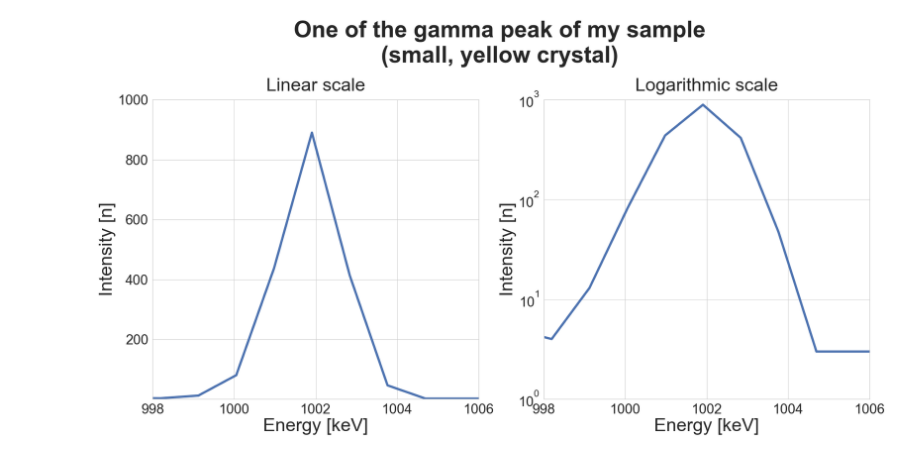
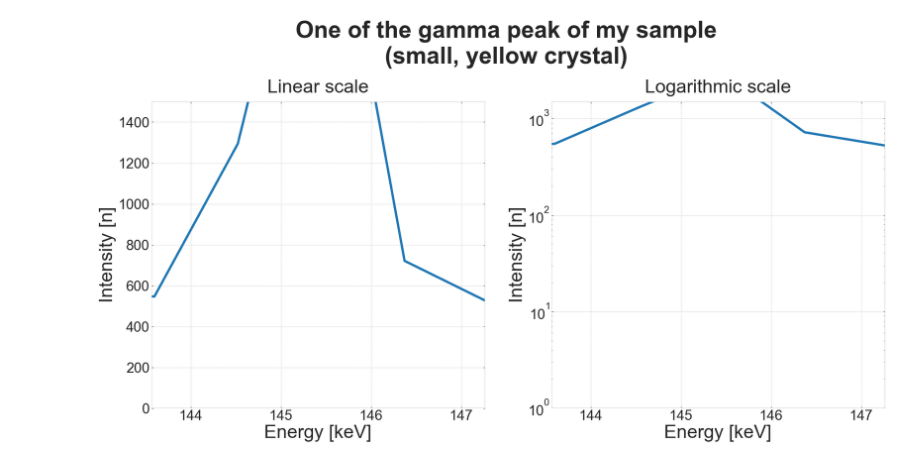
Before and after one commit to masterdesky/ELTE-applied-physics-2019, a Jupyter notebook: I. Gamma Spectroscopy/notebooks/gamma_spectroscopy.ipynb, the cells around one changed output. Saved outputs shown, nothing was run; the diff lists cells and outputs as text; code cells hidden in the pictures.

```diff
--- a/I. Gamma Spectroscopy/notebooks/gamma_spectroscopy.ipynb
+++ b/I. Gamma Spectroscopy/notebooks/gamma_spectroscopy.ipynb
@@ -69,2 +145,0 @@ plot_spectra(lims=None)
-# %%
-data_roi_corr = [[0.9255* k - 1.7434 + 3 for k in i] for i in data_roi]
@@ -80,4 +146,4 @@ data_roi_corr
-# %%
-plot_spectra(lims=[[998,1006],[0,1000]])
-# %% [output]
-[figure, removed]
+# %%
+plot_spectra(lims=(data_roi_corr[0], [0,1500]), save=False)
+# %% [output]
+[figure, added]
```
Also changed, not shown: parts of 11 cells of this notebook.
